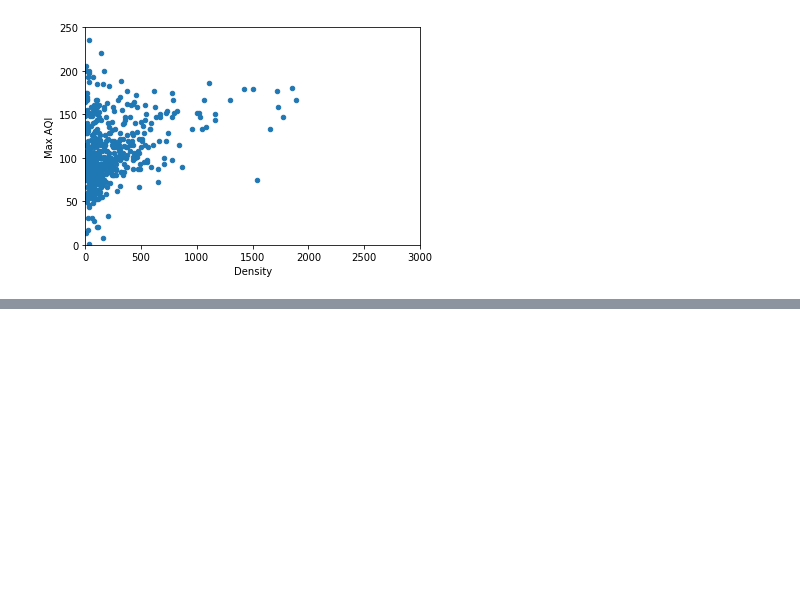
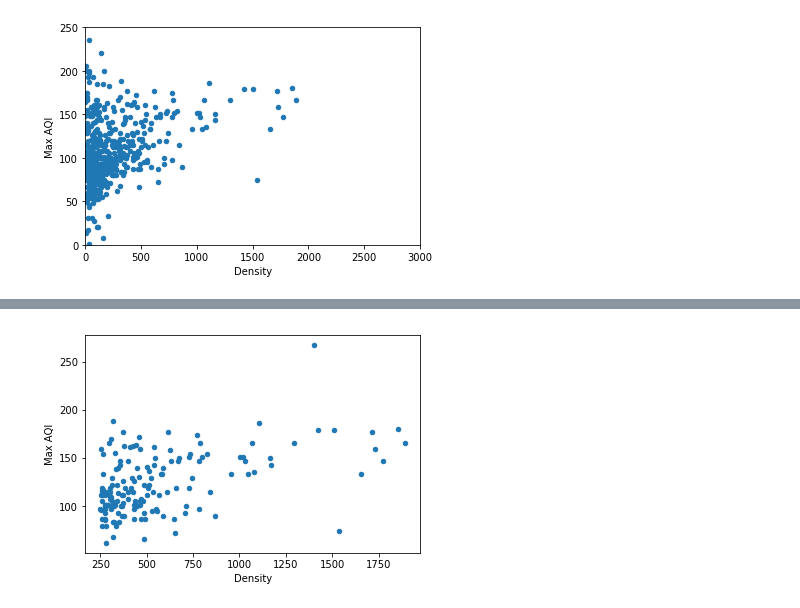
Before and after one commit to JLReyna/Data-Incubator, a Jupyter notebook: Project_v2_Plot1.ipynb, the cells around one changed output, grey strips where cells are left out. Cells and saved outputs as stored; diff of their text form; code cells hidden in the pictures; blank space fills up the shorter version.

```diff
--- a/Project_v2_Plot1.ipynb
+++ b/Project_v2_Plot1.ipynb
@@ -80,0 +94,2 @@ Name: Max AQI, dtype: float64
+# %%
+CBSAs_cut2 = CBSAs_cut[CBSAs_cut["Density"] >250]
@@ -80,0 +100,5 @@ Name: Max AQI, dtype: float64
+# %%
+CBSAs_cut2.plot(x = "Density", y = "Max AQI", kind = 'scatter')
+plt.show()
+# %% [output]
+[figure, added]
```
Also changed, not shown: parts of 7 cells of this notebook, 2 other files.
